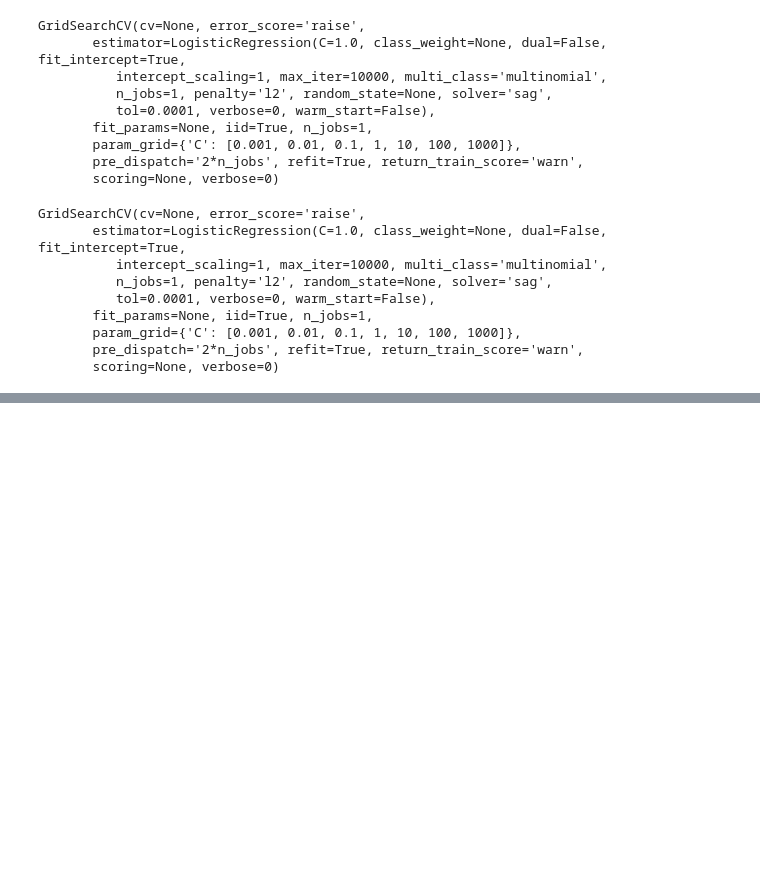
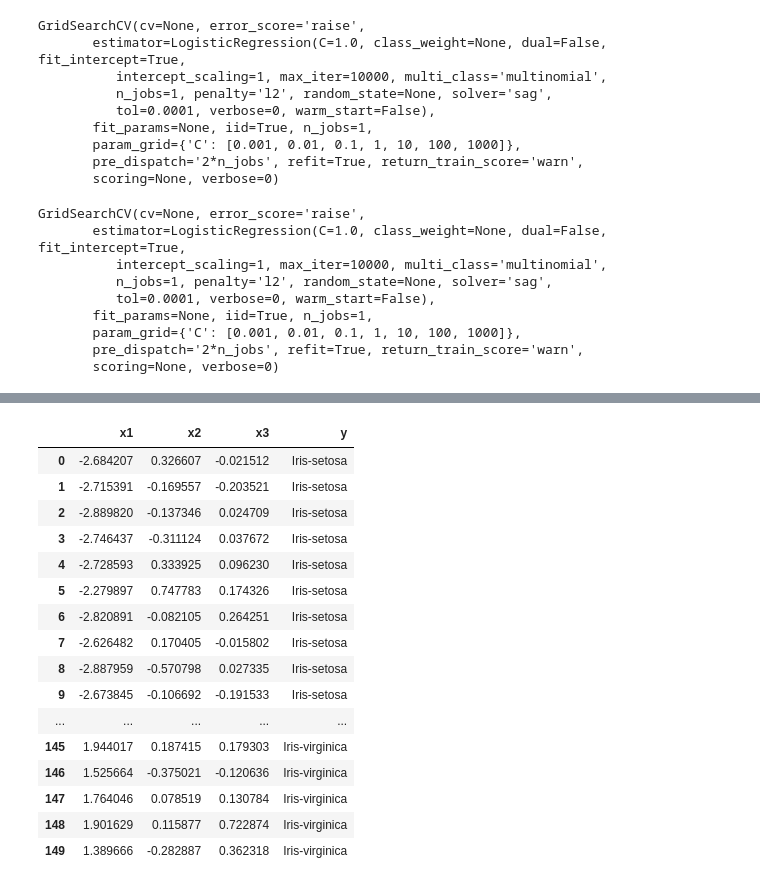
Before and after one commit to sky-lynx/iris_dataset, a Jupyter notebook: iris.ipynb, the cells around one changed output, grey strips where cells are left out. Saved outputs shown, nothing was run; the diff lists cells and outputs as text; code cells hidden in the pictures; blank space fills up the shorter version.

```diff
--- a/iris.ipynb
+++ b/iris.ipynb
@@ -250,0 +258,2 @@ LogisticRegression(C=1, class_weight=None, dual=False, fit_intercept=True,
+# %%
+X_reduced_features = pca.fit(X).transform(X)
@@ -250,0 +324,25 @@ LogisticRegression(C=1, class_weight=None, dual=False, fit_intercept=True,
+# %%
+x1 = pd.Series(x1, name='x1')
+x2 = pd.Series(x2, name='x2')
+x3 = pd.Series(x3, name='x3')
+y = pd.Series(y, name='y')
+dummy_df = pd.concat([x1, x2, x3, y], axis=1)
+dummy_df
+# %% [output]
+|  | x1 | x2 | x3 | y |
+| 0 | -2.684207 | 0.326607 | -0.021512 | Iris-setosa |
+| 1 | -2.715391 | -0.169557 | -0.203521 | Iris-setosa |
+| 2 | -2.889820 | -0.137346 | 0.024709 | Iris-setosa |
+| 3 | -2.746437 | -0.311124 | 0.037672 | Iris-setosa |
+| 4 | -2.728593 | 0.333925 | 0.096230 | Iris-setosa |
+| 5 | -2.279897 | 0.747783 | 0.174326 | Iris-setosa |
+| 6 | -2.820891 | -0.082105 | 0.264251 | Iris-setosa |
+| 7 | -2.626482 | 0.170405 | -0.015802 | Iris-setosa |
+| 8 | -2.887959 | -0.570798 | 0.027335 | Iris-setosa |
+| 9 | -2.673845 | -0.106692 | -0.191533 | Iris-setosa |
+| ... | ... | ... | ... | ... |
+| 145 | 1.944017 | 0.187415 | 0.179303 | Iris-virginica |
+| 146 | 1.525664 | -0.375021 | -0.120636 | Iris-virginica |
+| 147 | 1.764046 | 0.078519 | 0.130784 | Iris-virginica |
+| 148 | 1.901629 | 0.115877 | 0.722874 | Iris-virginica |
+| 149 | 1.389666 | -0.282887 | 0.362318 | Iris-virginica |
```
Also changed, not shown: parts of 23 cells of this notebook.
